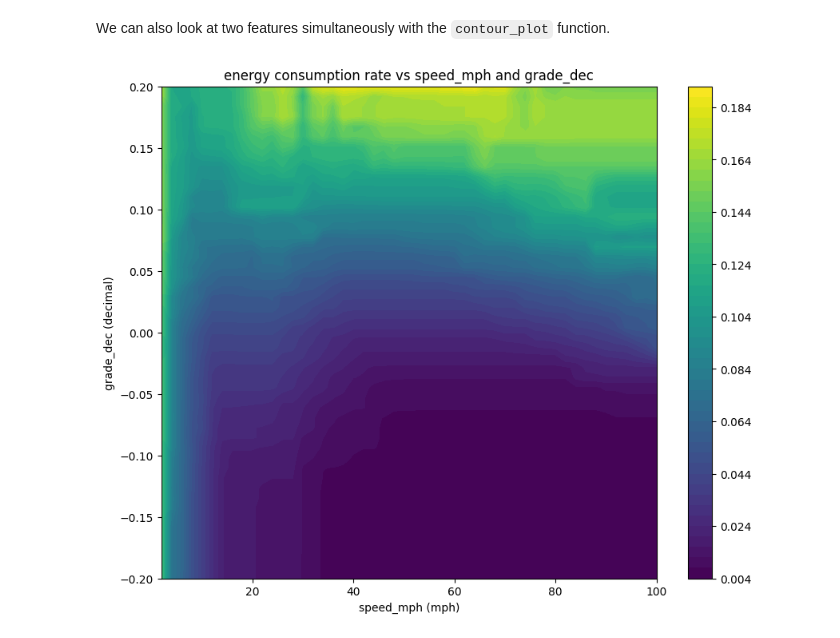
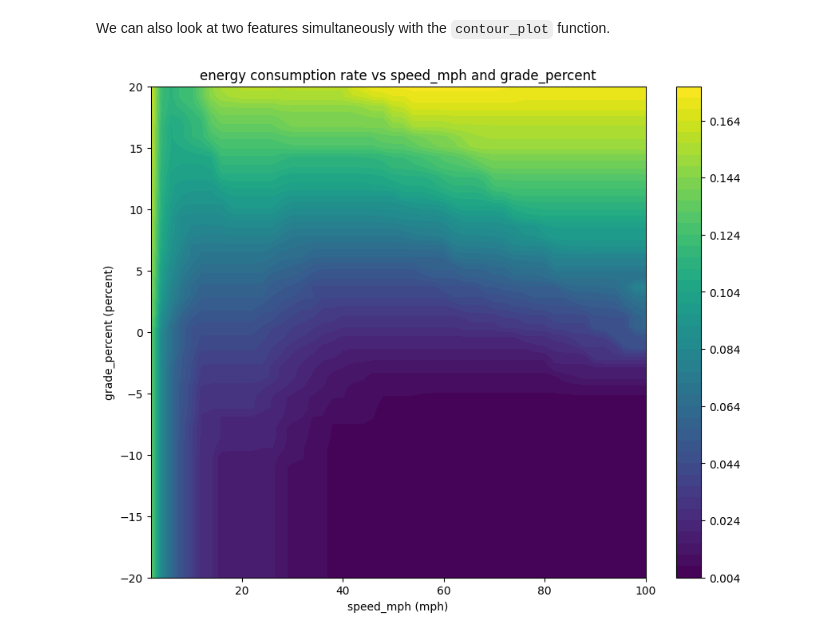
Before and after one commit to NREL/routee-powertrain, a Jupyter notebook: docs/model_prediction.ipynb, the cells around one changed output. Saved outputs shown, nothing was run; the diff lists cells and outputs as text; code cells hidden in the pictures.

```diff
--- a/docs/model_prediction.ipynb
+++ b/docs/model_prediction.ipynb
@@ -144,8 +168,8 @@ The first is the `visualize_features` function that sweeps a feature over a rang
 In order to use this we first have to define what ranges the features should be considered.
 # %%
 feature_ranges = {
-    "speed_mph": {"min": 2, "max": 100, "steps": 50},
-    "grade_dec": {"min": -0.2, "max": 0.2, "steps": 50}
+    "speed_mph": {"lower": 2, "upper": 100, "n_samples": 50},
+    "grade_percent": {"lower": -20.0, "upper": 20.0, "n_samples": 50}
 }
 # %%
 results = pt.visualize_features(camry, feature_ranges)
@@ -156,6 +180,6 @@ results = pt.visualize_features(camry, feature_ranges)
 # %% [markdown]
 We can also look at two features simultaneously with the `contour_plot` function.
 # %%
-pt.contour_plot(camry, x_feature="speed_mph", y_feature="grade_dec", feature_ranges=feature_ranges)
+pt.contour_plot(camry, x_feature="speed_mph", y_feature="grade_percent", feature_ranges=feature_ranges)
 # %% [output]
-[figure, old version]
+[figure, new version]
```
Also changed, not shown: parts of 9 cells of this notebook.
